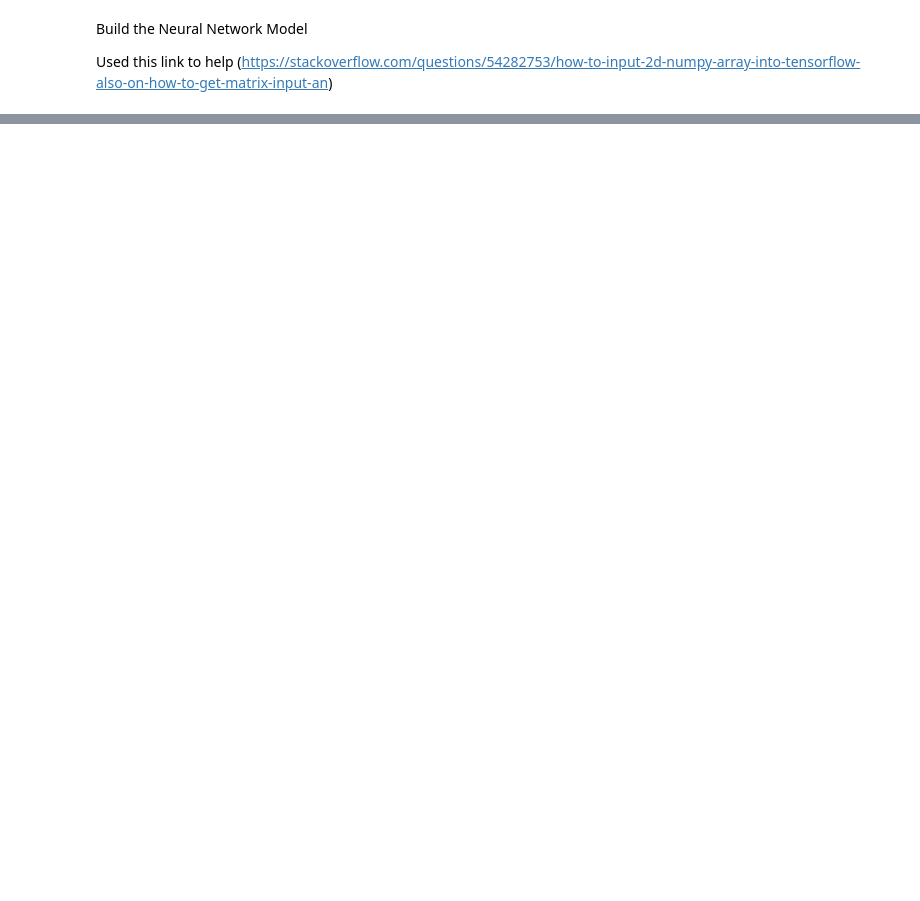
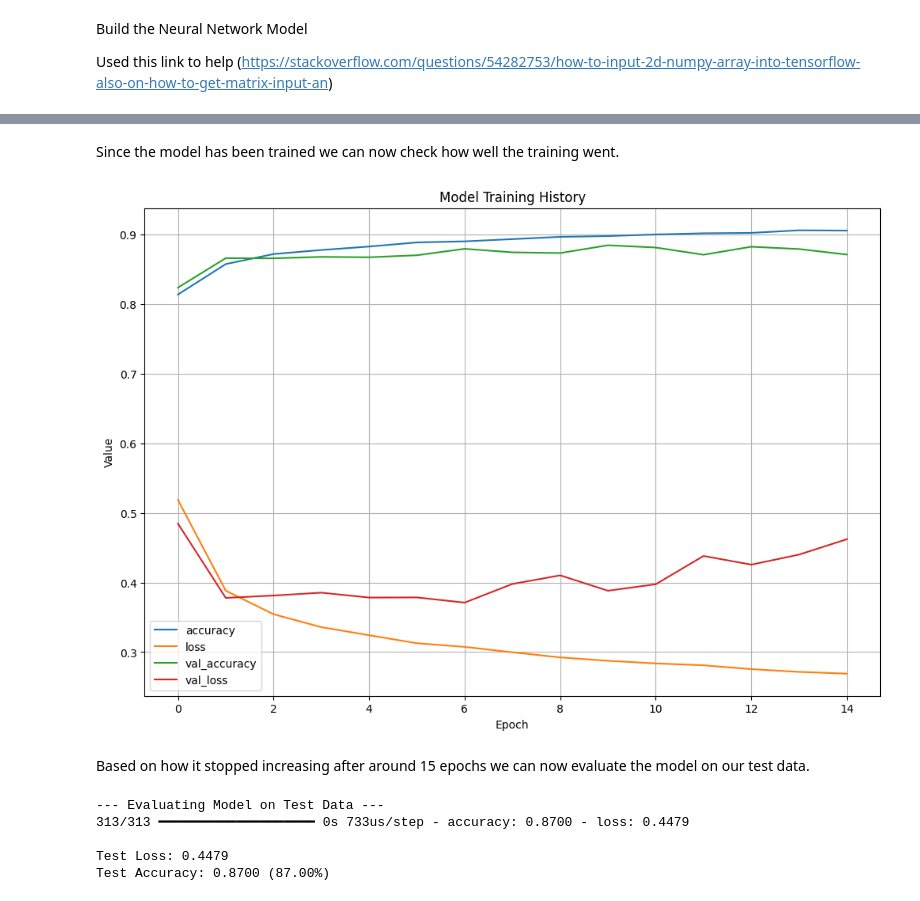
Before and after one commit to MoldyDaniel/-IE500618-Assignment-3-, a Jupyter notebook: Code.ipynb, the cells around one changed output, grey strips where cells are left out. Cells and saved outputs as stored; diff of their text form; code cells hidden in the pictures; blank space fills up the shorter version.

```diff
--- a/Code.ipynb
+++ b/Code.ipynb
@@ -70,7 +84,7 @@ model.add(tf.keras.layers.Dense(64, activation='relu'))
 model.add(tf.keras.layers.Dense(10, activation='softmax'))
 
 model.compile(optimizer='rmsprop',
-              loss='label_crossentropy',
+              loss='categorical_crossentropy',
               metrics=['accuracy'])
 
 model.summary()
@@ -90,3 +104,9 @@ Model: "sequential_1"
  Total params: 109,386 (427.29 KB)
  Trainable params: 109,386 (427.29 KB)
  Non-trainable params: 0 (0.00 B)
+# %%
+# Since there are 10 classes the train and test needs to be encoded with the target label
+y_train_categorical = to_categorical(y_train, num_classes=10)
+y_test_categorical = to_categorical(y_test, num_classes=10)
+
+print("y_train_categorical shape:", y_train_categorical.shape)
@@ -92,0 +117,9 @@ Model: "sequential_1"
+# %%
+# I tried multiple diffrent ones however it seemed that after 20 epochs the val_loss would become too high for small increases
+# so i decided to limit the training to a bit less than 20 and reduced the batch size by a lot as well
+print("--- Starting Model Training ---")
+history = model.fit(X_train, y_train_categorical,
+                    epochs=15,
+                    batch_size=32,
+                    validation_split=0.2)
+print("--- Model Training Complete ---")
@@ -92,0 +144,26 @@ Model: "sequential_1"
+# %% [markdown]
+Since the model has been trained we can now check how well the training went.
+# %%
+pd.DataFrame(history.history).plot(figsize=(12, 8))
+plt.grid(True)
+plt.title('Model Training History')
+plt.xlabel('Epoch')
+plt.ylabel('Value')
+plt.gca()
+plt.show()
+# %% [output]
+[figure, added]
+# %% [markdown]
+Based on how it stopped increasing after around 15 epochs we can now evaluate the model on our test data.
+# %%
+print("--- Evaluating Model on Test Data ---")
+test_loss, test_accuracy = model.evaluate(X_test, y_test_categorical, verbose=1)
+
+print(f"\nTest Loss: {test_loss:.4f}")
+print(f"Test Accuracy: {test_accuracy:.4f} ({test_accuracy*100:.2f}%)")
+# %% [output]
+--- Evaluating Model on Test Data ---
+313/313 ━━━━━━━━━━━━━━━━━━━━ 0s 733us/step - accuracy: 0.8700 - loss: 0.4479
+
+Test Loss: 0.4479
+Test Accuracy: 0.8700 (87.00%)
```
Also changed, not shown: parts of 10 cells of this notebook.
